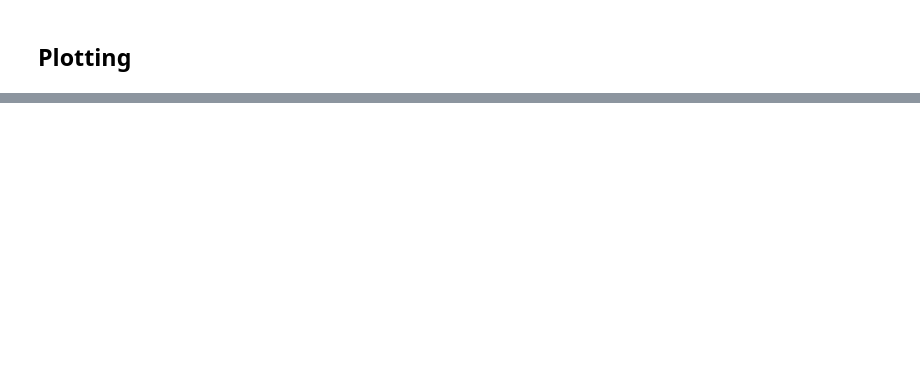
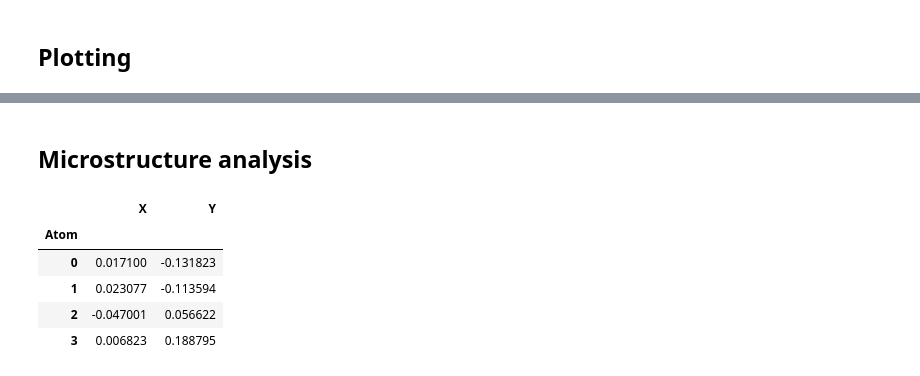
Before and after one commit to lcharleux/scientific_python, a Jupyter notebook: doc/notebooks/3_Ordinary_Differential_Equations/Examples/Molecular_Dynamics.ipynb, the cells around one changed output, grey strips where cells are left out. Cells and saved outputs as stored; diff of their text form; code cells hidden in the pictures; blank space fills up the shorter version.

```diff
--- a/doc/notebooks/3_Ordinary_Differential_Equations/Examples/Molecular_Dynamics.ipynb
+++ b/doc/notebooks/3_Ordinary_Differential_Equations/Examples/Molecular_Dynamics.ipynb
@@ -35,6 +31,6 @@ PMD module available here: [PMD.py](./PMD.py)
 ## Potential
 # %%
 De, a, re, r = sp.symbols("D_e a r_e r")
-V = De * ((1- sp.exp(-a * (r-re)))**2 -1)
+V = De * (1- sp.exp(-a * (r-re)))**2
 V
 # %% [output]
@@ -42,6 +38,6 @@ $$D_{e} \left(\left(1 - e^{- a \left(r - r_{e}\right)}\right)^{2} - 1\right)$$
 # %% [markdown]
 ## Force
 # %%
-F = -V.diff(r).simplify()
+F = -V.diff(r)
 F
 # %% [output]
@@ -92,20 +103,27 @@ class Morse(MetaForce):
 # %%
-morse = Morse(mu = 10., re = 1., a = 1.9, De = 1.)
-
-nm = 100
-P0 = (np.random.rand(nm, 2) *.5) * morse.re * nm**.5
+re = .2
+nm = 4
+P0 = (np.random.rand(nm, 2)) * re * nm**.5
 P0 -= P0.mean(axis = 0)
 V0 = np.zeros_like(P0)
 pcolors = "r"
 tcolors = "b"
 m = np.ones(nm)*1.e0
 
+s = MD(m = m, P = P0, V = V0, mu = 1., re = re, a = 1, De = 1., nk = 5000)
+"""# optimization
+def potential_error(P):
+    s.positions = P
+    return s.force.master_potential()
+
+out = optimize.minimize(potential_error, s.positions, method = "BFGS")
+"""
+#
 
 
-s = PMD(m, P0, V0, force = morse, nk = 500)
-dt = 0.02
+dt = 1.e-4
 nt = 100
-s.solve(dt, nt)
+#s.solve(dt, nt)
 
 
 fig = plt.figure()
@@ -146,10 +164,11 @@ def animate(i):
 
 anim = animation.FuncAnimation(fig, animate, init_func=init, frames=400, interval=20, blit=True)
 
-
+"""
 plt.close()
 anim
-#plt.show()
+"""
+plt.show()
 # %% [output]
 [interactive output not drawn]
 [interactive output not drawn]
@@ -156,0 +175,14 @@ anim
+# %% [markdown]
+## Microstructure analysis
+# %%
+P = s.positions
+nodes = pd.DataFrame(P, columns = {"X", "Y"})
+nodes.index.name = "Atom"
+nodes.head()
+# %% [output]
+|  | X | Y |
+| Atom |  |  |
+| 0 | 0.017100 | -0.131823 |
+| 1 | 0.023077 | -0.113594 |
+| 2 | -0.047001 | 0.056622 |
+| 3 | 0.006823 | 0.188795 |
```
Also changed, not shown: parts of 14 cells of this notebook, 5 other files.
